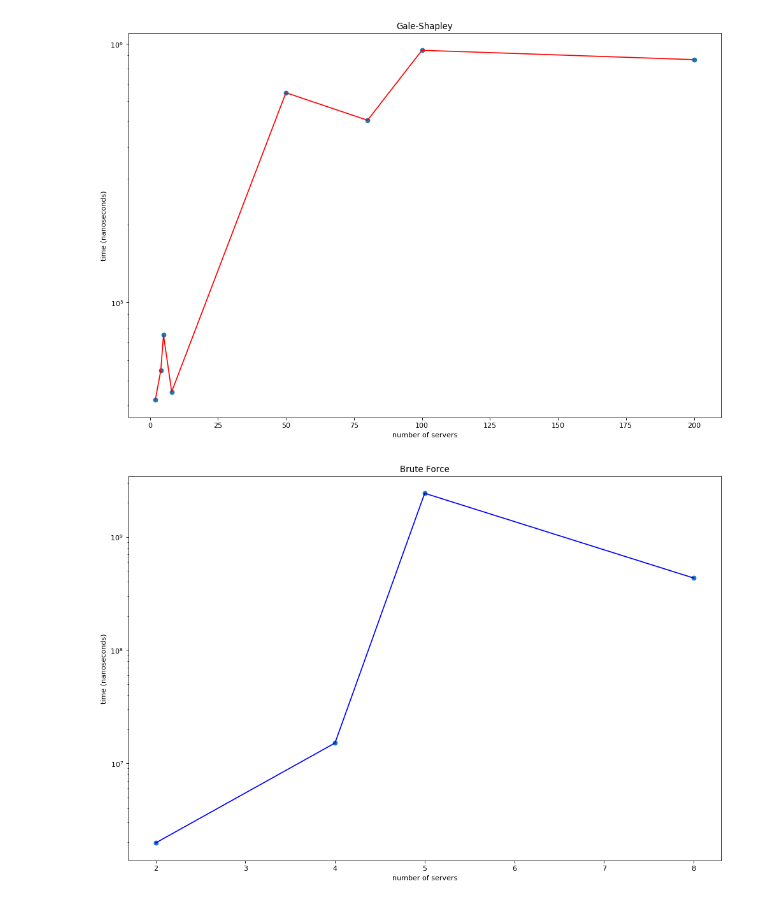
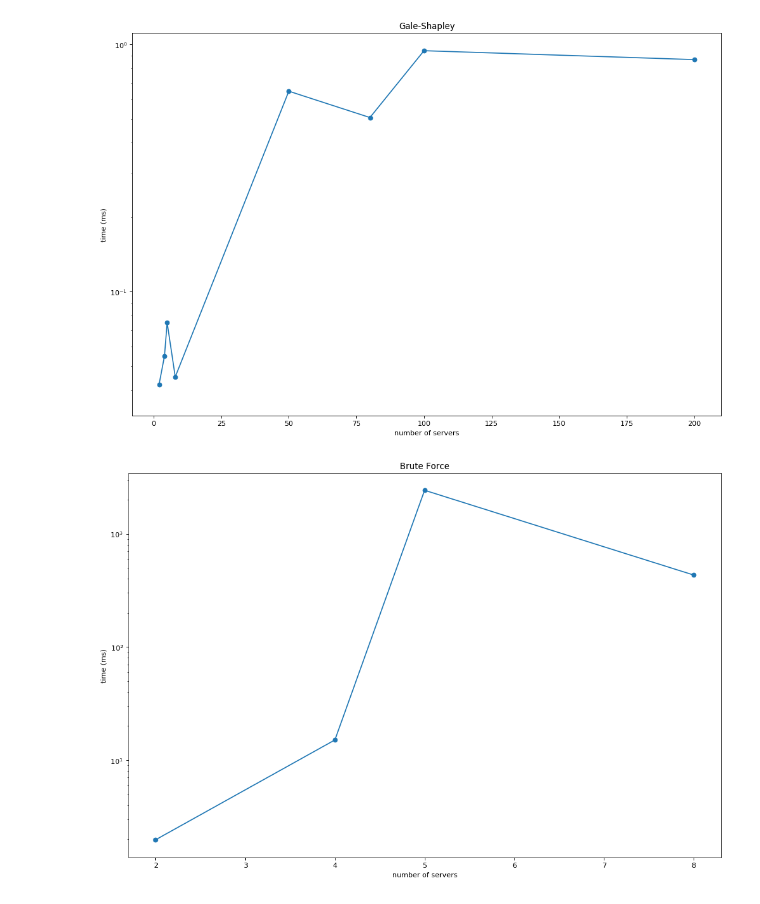
Before and after one commit to jsc7899/EE306C-Project1, a Jupyter notebook: Project1/proj1_plots.ipynb, the cells around one changed output. Drawn from its saved outputs; the diff is of its cells as text; code cells hidden in the pictures.

```diff
--- a/Project1/proj1_plots.ipynb
+++ b/Project1/proj1_plots.ipynb
@@ -5,54 +5,55 @@ x1 = [2, 4, 5, 8, 50, 80, 100, 200]
 # number of servers - BF
 x2 = [2, 4, 5, 8]
 #time in nanosecs - GS
-y1 = [42069, 54778, 74932, 45231, 646602, 505974, 942810, 867688]
+y01 = [42069, 54778, 74932, 45231, 646602, 505974, 942810, 867688]
+y1 = [x * 1e-6 for x in y01]
 #time in nanosecs - BF
-y2 = [1972186, 15053303, 2424548929, 432113120]
-
+y02 = [1972186, 15053303, 2424548929, 432113120]
+y2 = [x * 1e-6 for x in y02]
 
 # plot GS
 plt.figure(figsize=(15, 10), dpi= 80, facecolor='w', edgecolor='k')
 
 plt.scatter(x1, y1,)
-plt.plot(x1, y1, 'r')
+plt.plot(x1, y1)
 plt.yscale('log')
 #plt.xscale('log')
 plt.title('Gale-Shapley')
-plt.ylabel('time (nanoseconds)')
+plt.ylabel('time (ms)')
 plt.xlabel('number of servers')
 
 plt.show()
 
 # plot BF
 plt.figure(figsize=(15, 10), dpi= 80, facecolor='w', edgecolor='k')
 
 plt.scatter(x2, y2)
-plt.plot(x2, y2, 'b')
+plt.plot(x2, y2)
 plt.yscale('log')
 #plt.xscale('log')
 plt.title('Brute Force')
-plt.ylabel('time (nanoseconds)')
+plt.ylabel('time (ms)')
 plt.xlabel('number of servers')
 plt.show()
 
 # plot GS vs BF
 plt.figure(figsize=(15, 10), dpi= 80, facecolor='w', edgecolor='k')
 
-plt.scatter(x1, y1, s=None, c='g')
+plt.scatter(x1, y1)
 plt.plot(x1, y1, 'r', label='GS')
-plt.scatter(x2, y2,  s=None, c='g')
+plt.scatter(x2, y2)
 plt.plot(x2, y2, 'b', label='BF')
 plt.yscale('log')
 plt.xscale('log')
 plt.title('Brute Force vs Gale-Shapley')
-plt.ylabel('time (nanoseconds)')
+plt.ylabel('time (ms)')
 plt.xlabel('number of servers')
 plt.legend()
 plt.xlim(1)
 plt.xticks(x1, ('2', '4', '5', '8', '50', '80', '100', '200'), rotation=45)
 plt.minorticks_off()
 plt.grid()
 plt.show()
 # %% [output]
-[figure, old version]
+[figure, new version]
-[figure, old version]
+[figure, new version]
```
Also changed, not shown: parts of 1 cell of this notebook, 15 other files.
